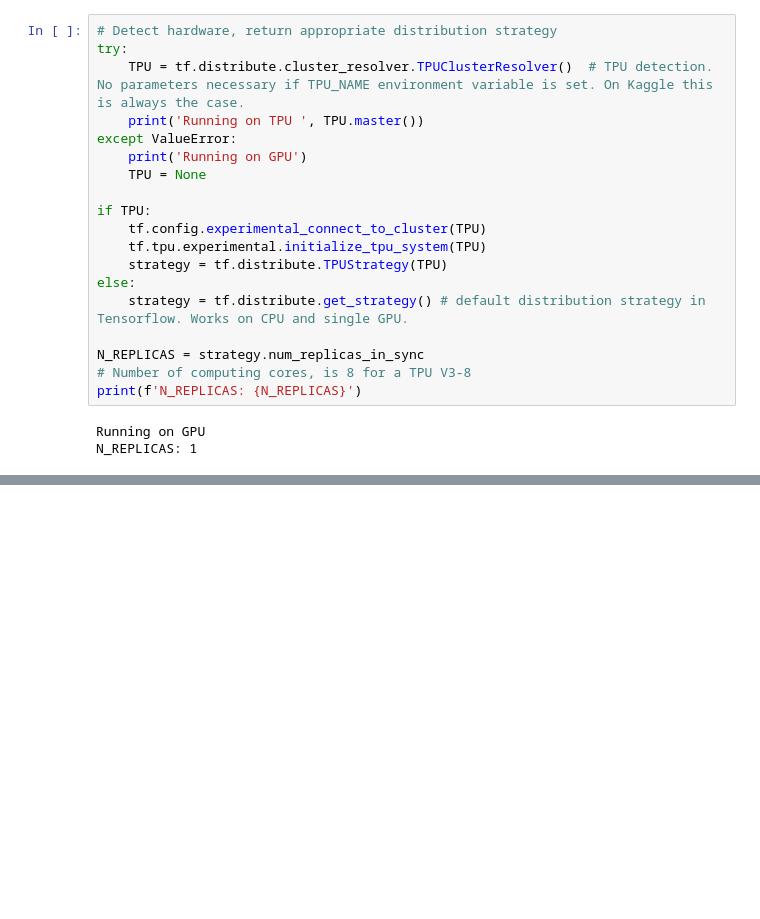
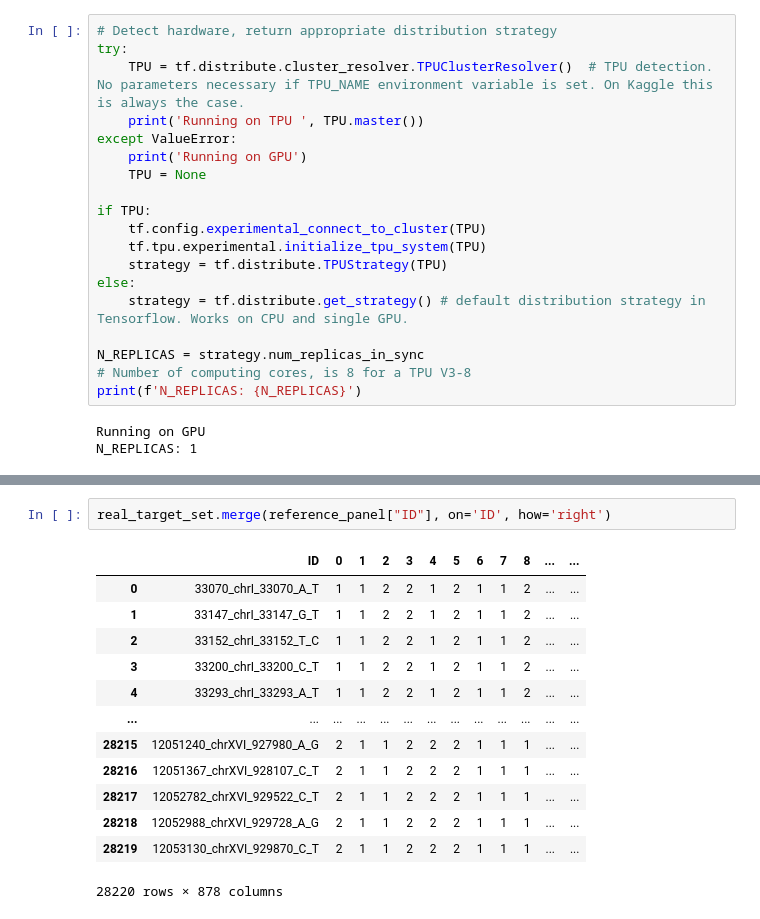
Before and after one commit to shilab/STI, a Jupyter notebook: STI V1.1.ipynb, the cells around one changed output, grey strips where cells are left out. Saved outputs shown, nothing was run; the diff lists cells and outputs as text; blank space fills up the shorter version.

```diff
--- a/STI V1.1.ipynb
+++ b/STI V1.1.ipynb
@@ -69,3 +199,19 @@ N_REPLICAS: 1
+# %%
+real_target_set.merge(reference_panel["ID"], on='ID', how='right')
+# %% [output]
+|  | ID | 0 | 1 | 2 | 3 | 4 | 5 | 6 | 7 | 8 | ... | ... |
+| 0 | 33070_chrI_33070_A_T | 1 | 1 | 2 | 2 | 1 | 2 | 1 | 1 | 2 | ... | ... |
+| 1 | 33147_chrI_33147_G_T | 1 | 1 | 2 | 2 | 1 | 2 | 1 | 1 | 2 | ... | ... |
+| 2 | 33152_chrI_33152_T_C | 1 | 1 | 2 | 2 | 1 | 2 | 1 | 1 | 2 | ... | ... |
+| 3 | 33200_chrI_33200_C_T | 1 | 1 | 2 | 2 | 1 | 2 | 1 | 1 | 2 | ... | ... |
+| 4 | 33293_chrI_33293_A_T | 1 | 1 | 2 | 2 | 1 | 2 | 1 | 1 | 2 | ... | ... |
+| ... | ... | ... | ... | ... | ... | ... | ... | ... | ... | ... | ... | ... |
+| 28215 | 12051240_chrXVI_927980_A_G | 2 | 1 | 1 | 2 | 2 | 2 | 1 | 1 | 1 | ... | ... |
+| 28216 | 12051367_chrXVI_928107_C_T | 2 | 1 | 1 | 2 | 2 | 2 | 1 | 1 | 1 | ... | ... |
+| 28217 | 12052782_chrXVI_929522_C_T | 2 | 1 | 1 | 2 | 2 | 2 | 1 | 1 | 1 | ... | ... |
+| 28218 | 12052988_chrXVI_929728_A_G | 2 | 1 | 1 | 2 | 2 | 2 | 1 | 1 | 1 | ... | ... |
+| 28219 | 12053130_chrXVI_929870_C_T | 2 | 1 | 1 | 2 | 2 | 2 | 1 | 1 | 1 | ... | ... |
+28220 rows × 878 columns
 # %%
 class DataLoader:
     """
```
Also changed, not shown: parts of 10 cells of this notebook.
